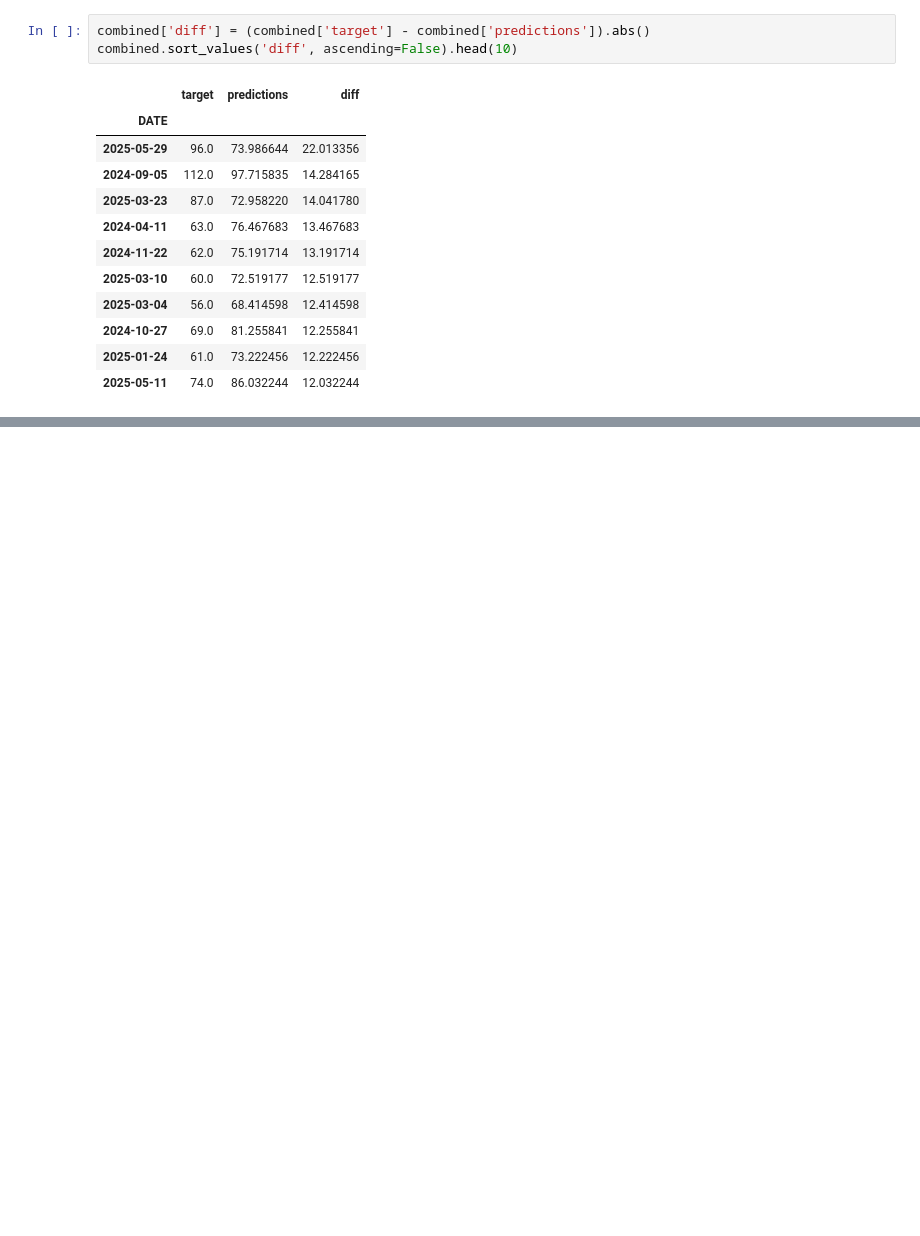
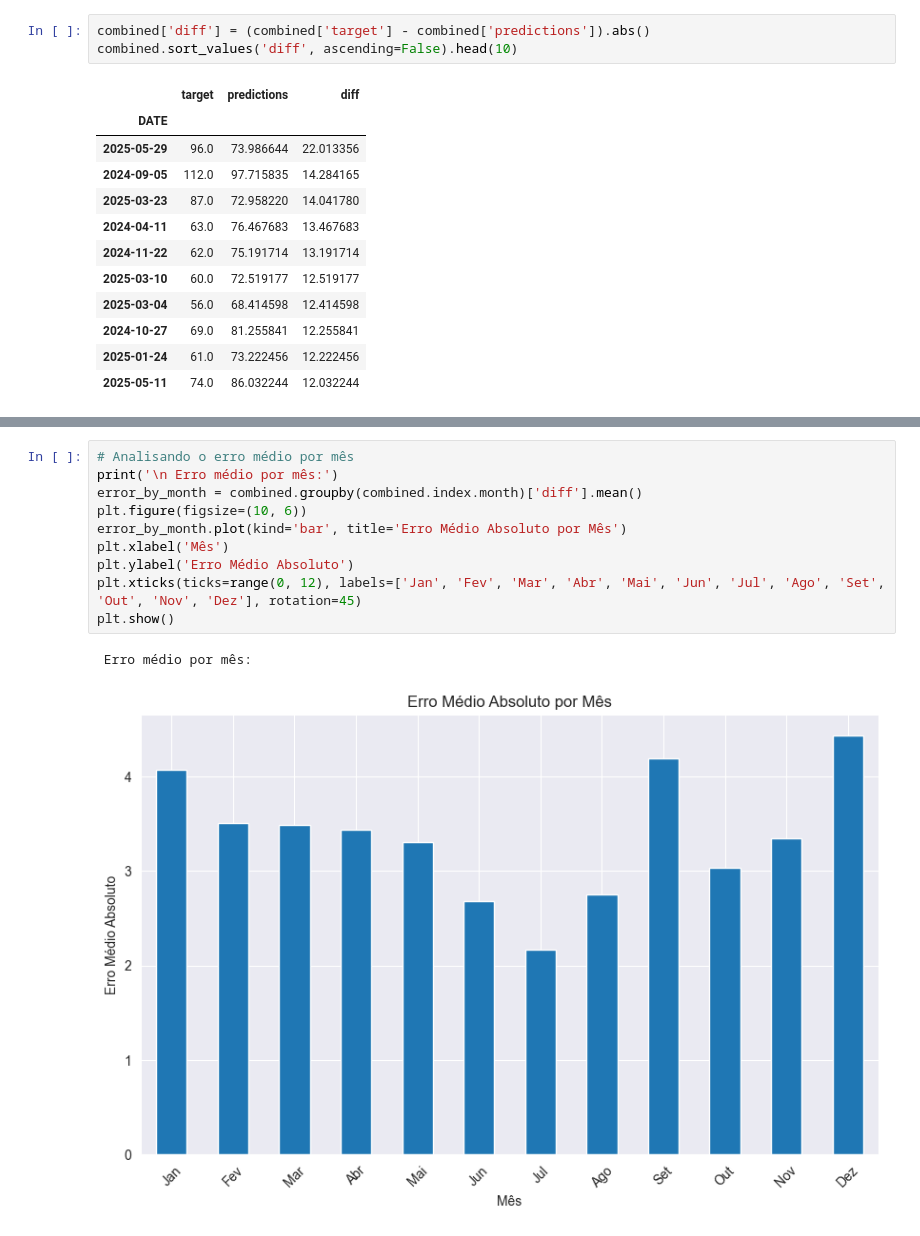
Before and after one commit to Haell39/ClimaPredict_AI, a Jupyter notebook: weather.ipynb, the cells around one changed output, grey strips where cells are left out. Cells and saved outputs as stored; diff of their text form; blank space fills up the shorter version.

```diff
--- a/weather.ipynb
+++ b/weather.ipynb
@@ -541,0 +590,13 @@ combined.sort_values('diff', ascending=False).head(10)
+# %%
+# Analisando o erro médio por mês
+print('\n Erro médio por mês:')
+error_by_month = combined.groupby(combined.index.month)['diff'].mean()
+plt.figure(figsize=(10, 6))
+error_by_month.plot(kind='bar', title='Erro Médio Absoluto por Mês')
+plt.xlabel('Mês')
+plt.ylabel('Erro Médio Absoluto')
+plt.xticks(ticks=range(0, 12), labels=['Jan', 'Fev', 'Mar', 'Abr', 'Mai', 'Jun', 'Jul', 'Ago', 'Set', 'Out', 'Nov', 'Dez'], rotation=45)
+plt.show()
+# %% [output]
+ Erro médio por mês:
+[figure, added]
```
Also changed, not shown: parts of 5 cells of this notebook.
